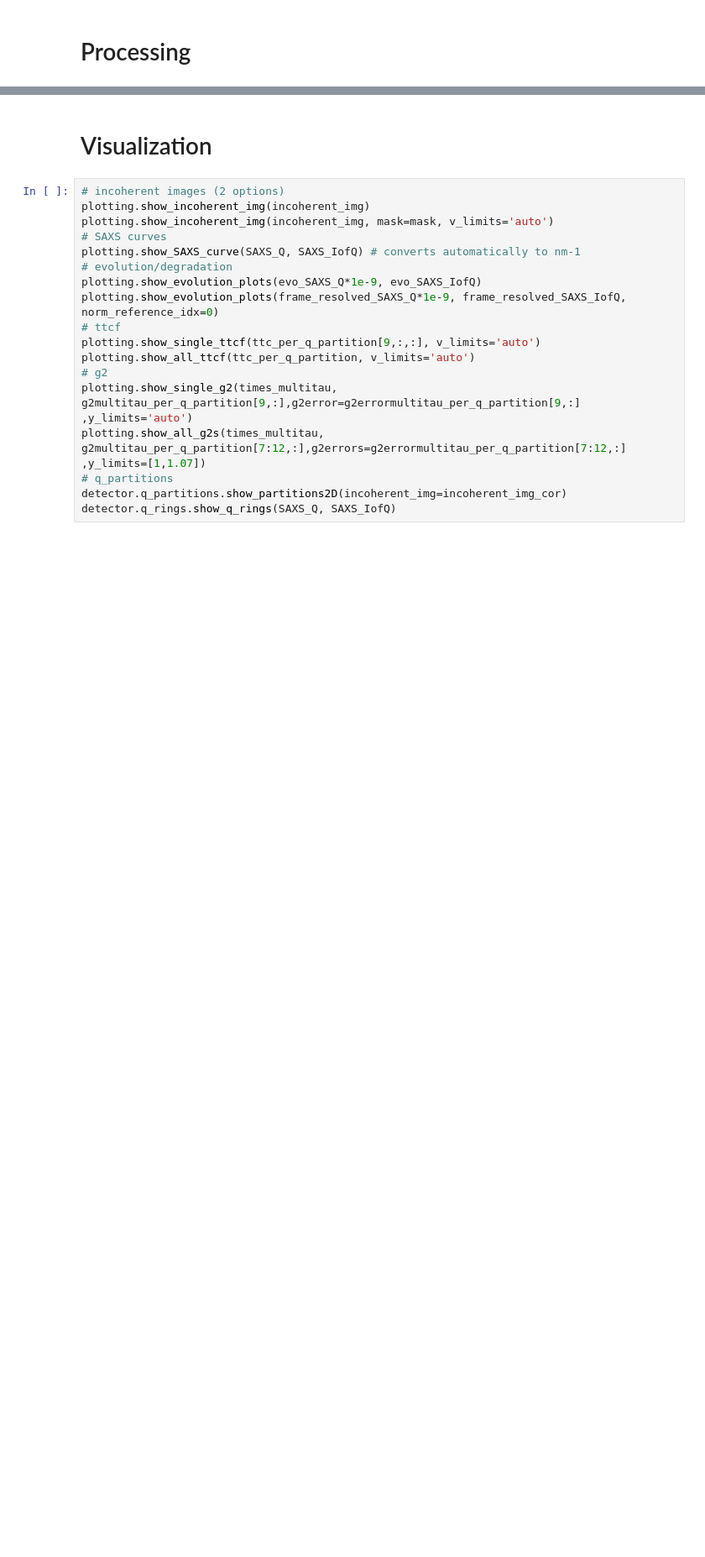
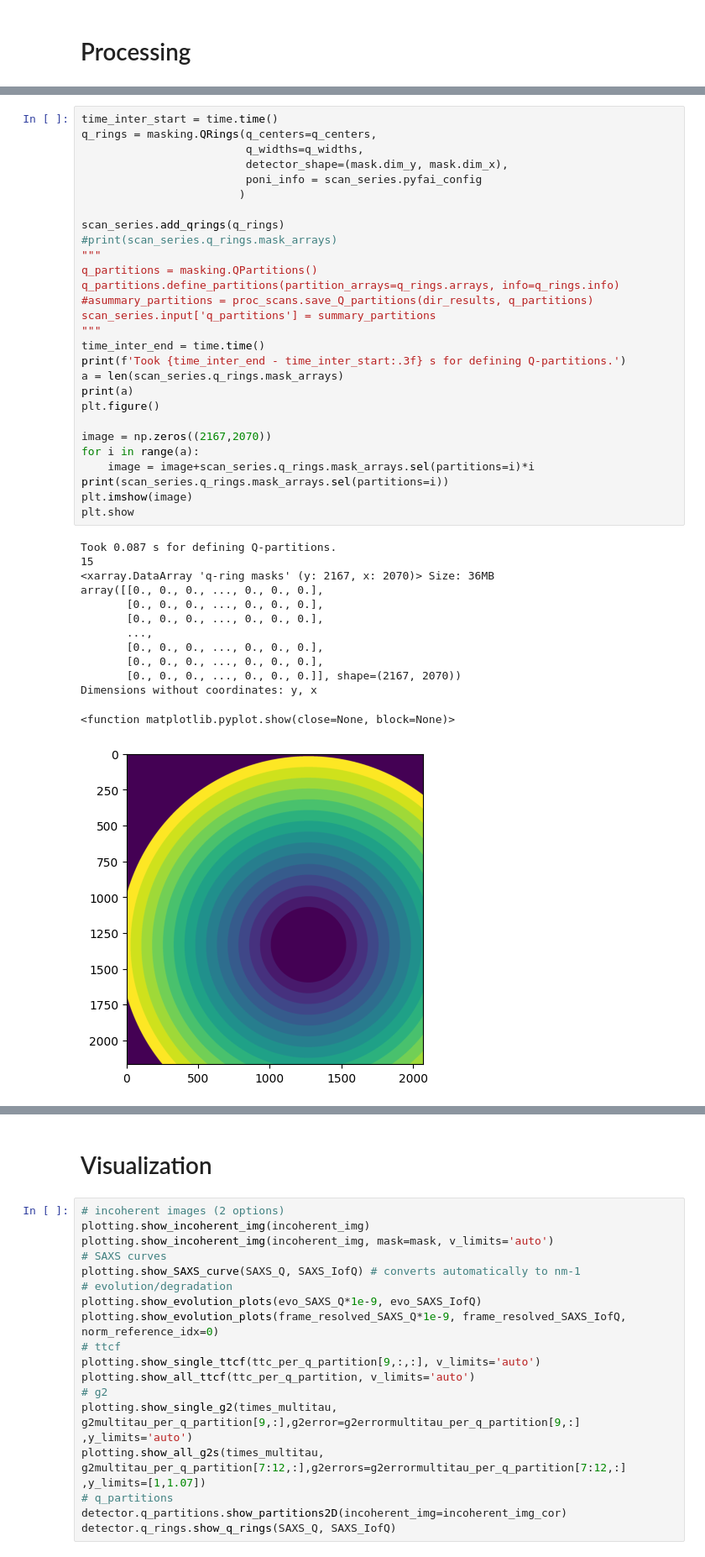
Before and after one commit to moritz-3/PhoeniX, a Jupyter notebook: PhoeniX/testing/example.ipynb, the cells around one changed output, grey strips where cells are left out. Shown at 84% size. Cells and saved outputs as stored; diff of their text form; blank space fills up the shorter version.

```diff
--- a/PhoeniX/testing/example.ipynb
+++ b/PhoeniX/testing/example.ipynb
@@ -119,3 +177,45 @@ Took 1.600 s for evolution of SAXS data.
+# %%
+time_inter_start = time.time()
+q_rings = masking.QRings(q_centers=q_centers,
+                         q_widths=q_widths,
+                         detector_shape=(mask.dim_y, mask.dim_x),
+                         poni_info = scan_series.pyfai_config
+                        )
+
+scan_series.add_qrings(q_rings)
+#print(scan_series.q_rings.mask_arrays)
+"""
+q_partitions = masking.QPartitions()
+q_partitions.define_partitions(partition_arrays=q_rings.arrays, info=q_rings.info)
+#asummary_partitions = proc_scans.save_Q_partitions(dir_results, q_partitions)
+scan_series.input['q_partitions'] = summary_partitions
+"""
+time_inter_end = time.time()
+print(f'Took {time_inter_end - time_inter_start:.3f} s for defining Q-partitions.')
+a = len(scan_series.q_rings.mask_arrays)
+print(a)
+plt.figure()
+
+image = np.zeros((2167,2070))
+for i in range(a):
+    image = image+scan_series.q_rings.mask_arrays.sel(partitions=i)*i
+print(scan_series.q_rings.mask_arrays.sel(partitions=i))
+plt.imshow(image)
+plt.show
+# %% [output]
+Took 0.087 s for defining Q-partitions.
+15
+<xarray.DataArray 'q-ring masks' (y: 2167, x: 2070)> Size: 36MB
+array([[0., 0., 0., ..., 0., 0., 0.],
+       [0., 0., 0., ..., 0., 0., 0.],
+       [0., 0., 0., ..., 0., 0., 0.],
+       ...,
+       [0., 0., 0., ..., 0., 0., 0.],
+       [0., 0., 0., ..., 0., 0., 0.],
+       [0., 0., 0., ..., 0., 0., 0.]], shape=(2167, 2070))
+Dimensions without coordinates: y, x
+<function matplotlib.pyplot.show(close=None, block=None)>
+[figure, added]
 # %%
 ################################
 ### Process XPCS information ###
```
Also changed, not shown: parts of 11 cells of this notebook, 1 other file.
